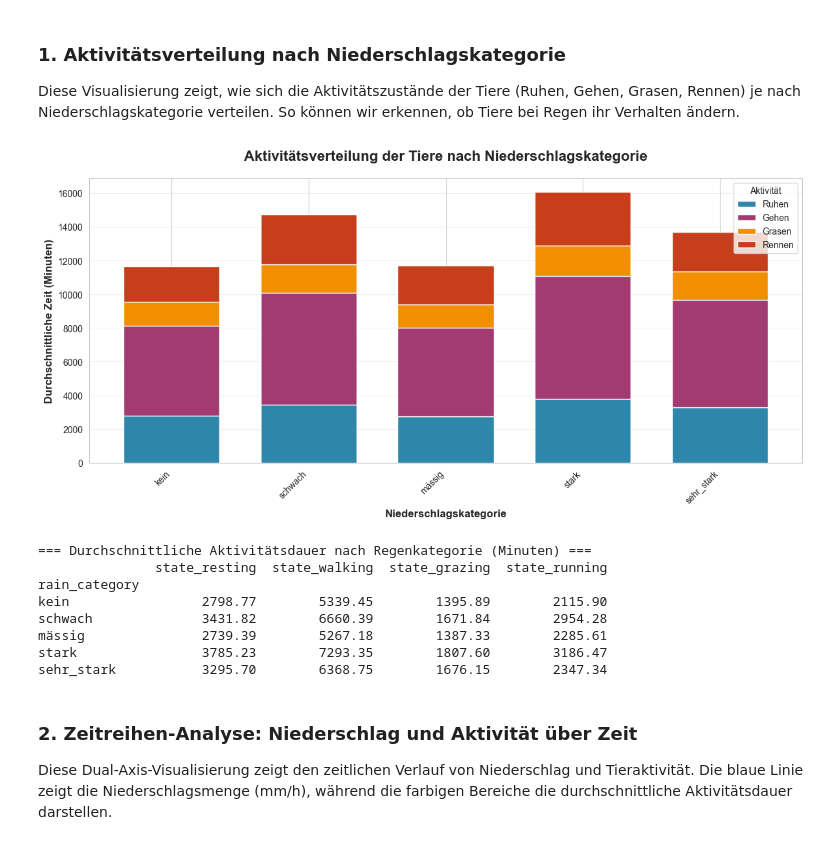
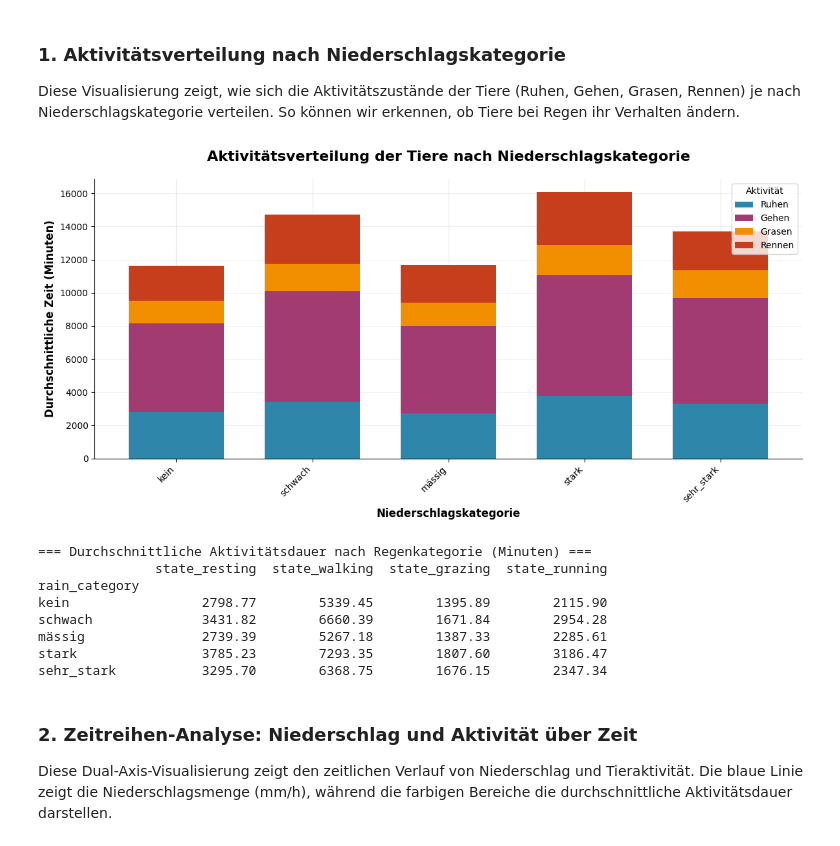
Before and after one commit to thierryfrommenwiler/agriculture-spark, a Jupyter notebook: notebooks/agriculture-spark-analysis.ipynb, the cells around one changed output. Drawn from its saved outputs; the diff is of its cells as text; code cells hidden in the pictures.

Commit message:
Removing seaborn libary (not installed on zhaw cluster)

```diff
--- a/notebooks/agriculture-spark-analysis.ipynb
+++ b/notebooks/agriculture-spark-analysis.ipynb
@@ -569,13 +569,15 @@ In diesem Abschnitt analysieren wir das Verhalten der Tiere anhand der erfassten
 # Daten für Visualisierung vorbereiten (Pandas DataFrame)
 import pandas as pd
 import matplotlib.pyplot as plt
-import seaborn as sns
 
 start_analyzis = time.time()
 
-# Visualisierungsstil
-sns.set_style("whitegrid")
+# Visualisierungsstil (nur Matplotlib)
+plt.style.use('default')
 plt.rcParams['figure.figsize'] = (14, 6)
+plt.rcParams['axes.grid'] = True
+plt.rcParams['grid.alpha'] = 0.3
+plt.rcParams['axes.axisbelow'] = True
 
 # Joined-Daten als Pandas DataFrame laden
 #Sample für Test
@@ -613,35 +615,37 @@ fig, ax = plt.subplots(figsize=(12, 6))
 # Farben für die Aktivitäten
 colors = ['#2E86AB', '#A23B72', '#F18F01', '#C73E1D']
 
 activity_by_rain.plot(
     kind='bar',
     stacked=True,
     ax=ax,
     color=colors,
     width=0.7
 )
 
 ax.set_title('Aktivitätsverteilung der Tiere nach Niederschlagskategorie',
              fontsize=16, fontweight='bold', pad=20)
 ax.set_xlabel('Niederschlagskategorie', fontsize=12, fontweight='bold')
 ax.set_ylabel('Durchschnittliche Zeit (Minuten)', fontsize=12, fontweight='bold')
 ax.legend(['Ruhen', 'Gehen', 'Grasen', 'Rennen'],
           title='Aktivität', loc='upper right', frameon=True)
 ax.set_xticklabels(ax.get_xticklabels(), rotation=45, ha='right')
 
 # Grid anpassen
-ax.grid(axis='y', alpha=0.3)
+ax.grid(axis='y', alpha=0.3, linestyle='-', linewidth=0.5)
 ax.set_axisbelow(True)
+ax.spines['top'].set_visible(False)
+ax.spines['right'].set_visible(False)
 
 plt.tight_layout()
 plt.savefig('data/processed/aktivitaetsverteilung.png', dpi=300, bbox_inches='tight')
 plt.show()
 
 # Statistik ausgeben
 print("\n=== Durchschnittliche Aktivitätsdauer nach Regenkategorie (Minuten) ===")
 print(activity_by_rain.round(2))
 # %% [output]
-[figure, old version]
+[figure, new version]
 === Durchschnittliche Aktivitätsdauer nach Regenkategorie (Minuten) ===
                state_resting  state_walking  state_grazing  state_running
 rain_category
```
Also changed, not shown: parts of 7 cells of this notebook.
